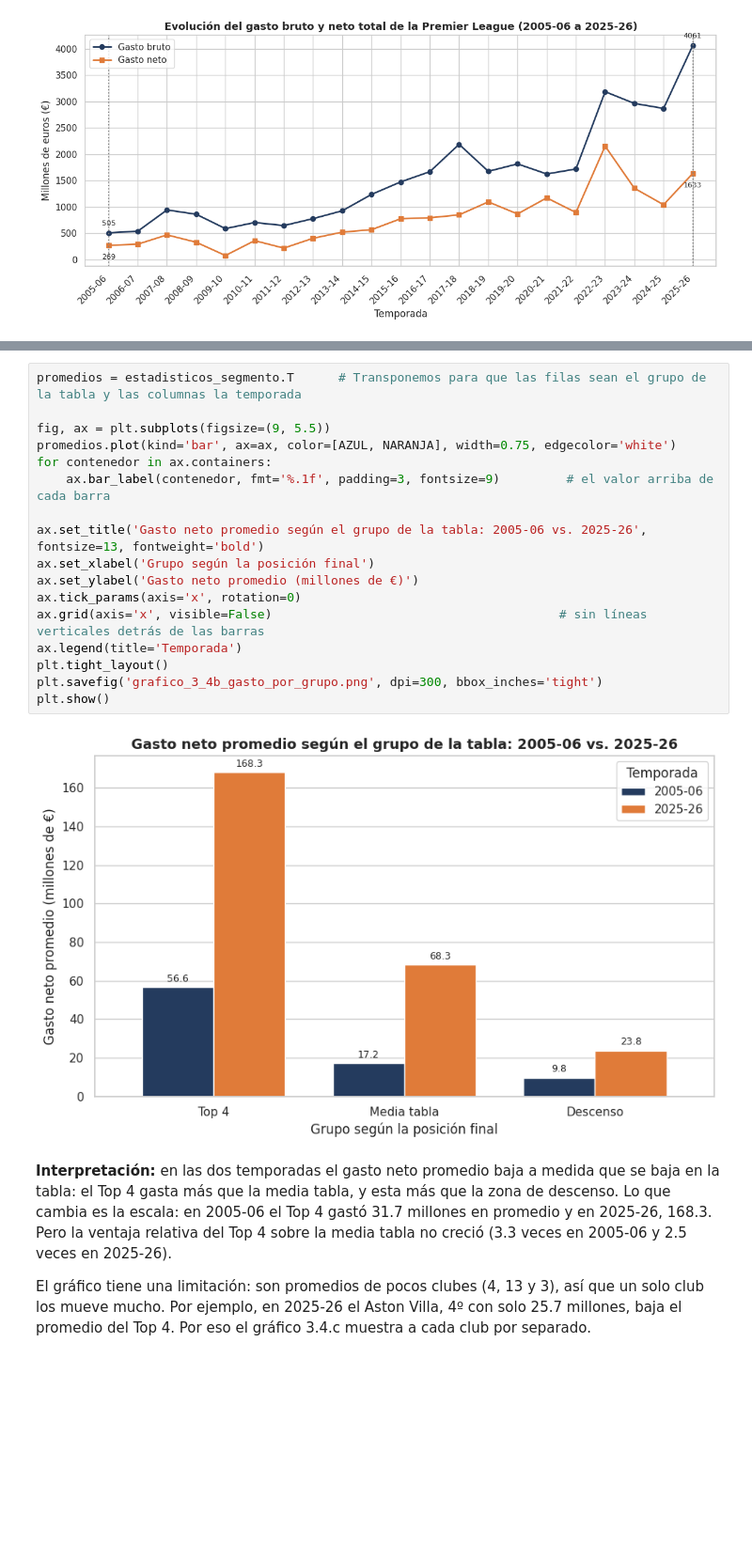
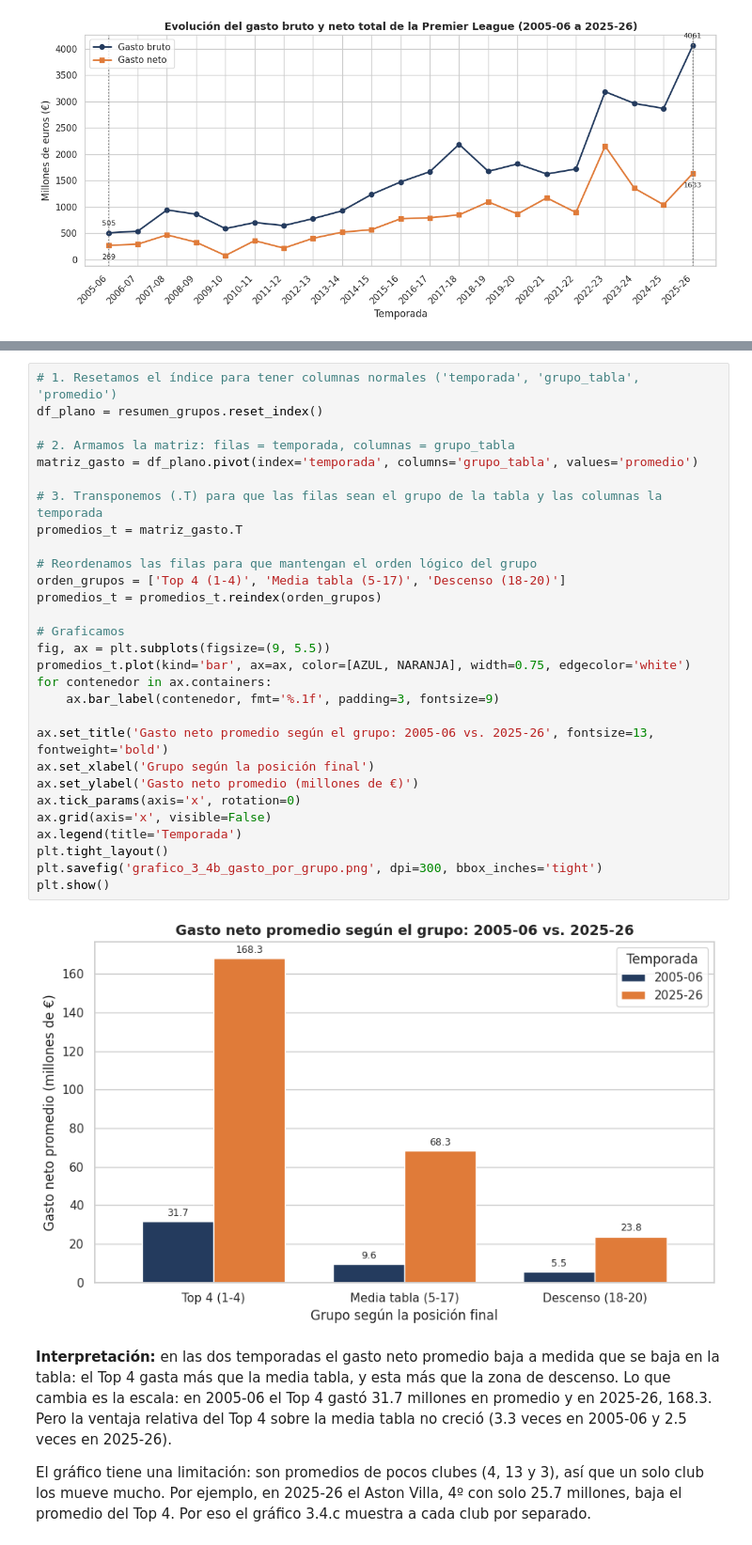
Before and after one commit to valeencamargo14/TP-Labo-, a Jupyter notebook: TP_Labo.ipynb, the cells around one changed output, grey strips where cells are left out. Shown at 94% size. Saved outputs shown, nothing was run; the diff lists cells and outputs as text; blank space fills up the shorter version.

```diff
--- a/TP_Labo.ipynb
+++ b/TP_Labo.ipynb
@@ -444,23 +631,35 @@ En el contexto de la pregunta, esto significa que los euros de 2005-06 y los de
 **Por qué:** La pregunta es si el dinero se asocia con la posición. Comparar el gasto de los clubes de arriba, del medio y de abajo en las dos temporadas muestra si los equipos exitosos gastan más y cómo cambió esa diferencia. Las barras son el tipo adecuado porque se compara la altura entre categorías.
 # %%
-promedios = estadisticos_segmento.T      # Transponemos para que las filas sean el grupo de la tabla y las columnas la temporada
+# 1. Resetamos el índice para tener columnas normales ('temporada', 'grupo_tabla', 'promedio')
+df_plano = resumen_grupos.reset_index()
 
+# 2. Armamos la matriz: filas = temporada, columnas = grupo_tabla
+matriz_gasto = df_plano.pivot(index='temporada', columns='grupo_tabla', values='promedio')
+
+# 3. Transponemos (.T) para que las filas sean el grupo de la tabla y las columnas la temporada
+promedios_t = matriz_gasto.T
+
+# Reordenamos las filas para que mantengan el orden lógico del grupo
+orden_grupos = ['Top 4 (1-4)', 'Media tabla (5-17)', 'Descenso (18-20)']
+promedios_t = promedios_t.reindex(orden_grupos)
+
+# Graficamos
 fig, ax = plt.subplots(figsize=(9, 5.5))
-promedios.plot(kind='bar', ax=ax, color=[AZUL, NARANJA], width=0.75, edgecolor='white')
+promedios_t.plot(kind='bar', ax=ax, color=[AZUL, NARANJA], width=0.75, edgecolor='white')
 for contenedor in ax.containers:
-    ax.bar_label(contenedor, fmt='%.1f', padding=3, fontsize=9)         # el valor arriba de cada barra
+    ax.bar_label(contenedor, fmt='%.1f', padding=3, fontsize=9)
 
-ax.set_title('Gasto neto promedio según el grupo de la tabla: 2005-06 vs. 2025-26', fontsize=13, fontweight='bold')
+ax.set_title('Gasto neto promedio según el grupo: 2005-06 vs. 2025-26', fontsize=13, fontweight='bold')
 ax.set_xlabel('Grupo según la posición final')
 ax.set_ylabel('Gasto neto promedio (millones de €)')
 ax.tick_params(axis='x', rotation=0)
-ax.grid(axis='x', visible=False)                                       # sin líneas verticales detrás de las barras
+ax.grid(axis='x', visible=False)
 ax.legend(title='Temporada')
 plt.tight_layout()
 plt.savefig('grafico_3_4b_gasto_por_grupo.png', dpi=300, bbox_inches='tight')
 plt.show()
 # %% [output]
-[figure, old version]
+[figure, new version]
 # %% [markdown]
 **Interpretación:** en las dos temporadas el gasto neto promedio baja a medida que se baja en la tabla: el Top 4 gasta más que la media tabla, y esta más que la zona de descenso. Lo que cambia es la escala: en 2005-06 el Top 4 gastó 31.7 millones en promedio y en 2025-26, 168.3. Pero la ventaja relativa del Top 4 sobre la media tabla no creció (3.3 veces en 2005-06 y 2.5 veces en 2025-26).
 
```
Also changed, not shown: parts of 33 cells of this notebook.
